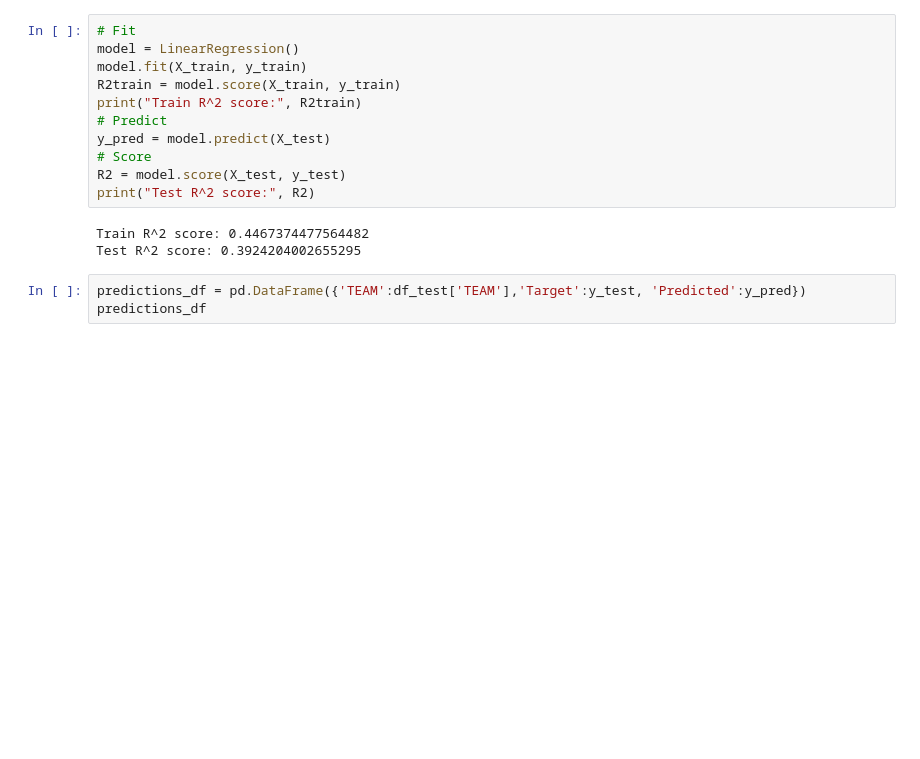
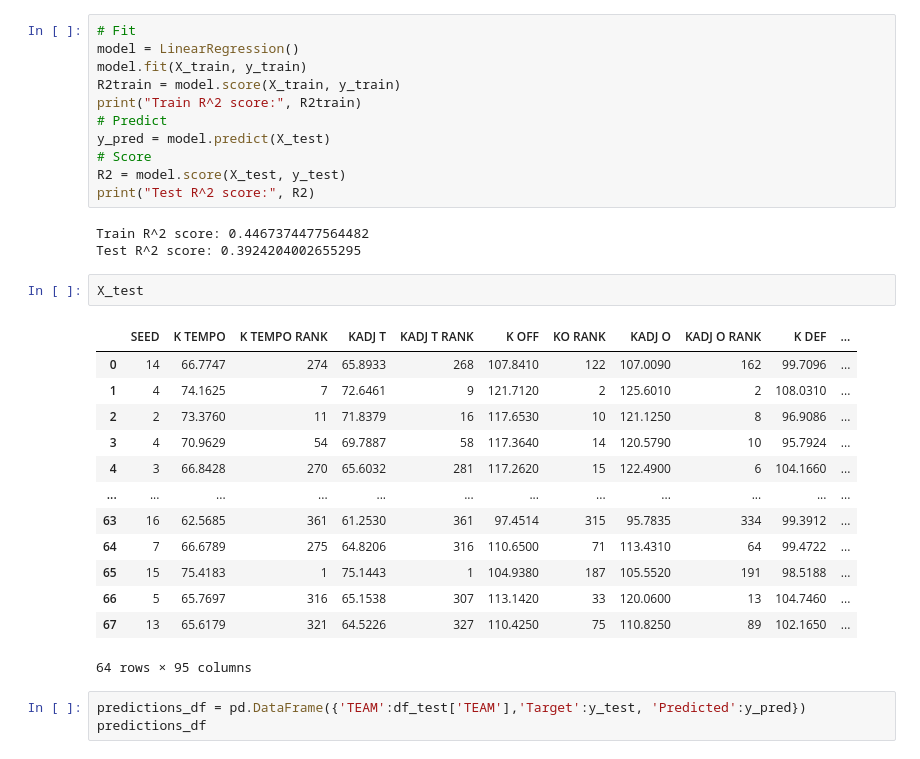
Before and after one commit to rhit-utsisda/ML-Project, a Jupyter notebook: Project/LinRegRound.ipynb, the cells around one changed output. Saved outputs shown, nothing was run; the diff lists cells and outputs as text; blank space fills up the shorter version.

```diff
--- a/Project/LinRegRound.ipynb
+++ b/Project/LinRegRound.ipynb
@@ -106,6 +109,22 @@ print("Test R^2 score:", R2)
 # %% [output]
 Train R^2 score: 0.4467374477564482
 Test R^2 score: 0.3924204002655295
+# %%
+X_test
+# %% [output]
+|  | SEED | K TEMPO | K TEMPO RANK | KADJ T | KADJ T RANK | K OFF | KO RANK | KADJ O | KADJ O RANK | K DEF | ... |
+| 0 | 14 | 66.7747 | 274 | 65.8933 | 268 | 107.8410 | 122 | 107.0090 | 162 | 99.7096 | ... |
+| 1 | 4 | 74.1625 | 7 | 72.6461 | 9 | 121.7120 | 2 | 125.6010 | 2 | 108.0310 | ... |
+| 2 | 2 | 73.3760 | 11 | 71.8379 | 16 | 117.6530 | 10 | 121.1250 | 8 | 96.9086 | ... |
+| 3 | 4 | 70.9629 | 54 | 69.7887 | 58 | 117.3640 | 14 | 120.5790 | 10 | 95.7924 | ... |
+| 4 | 3 | 66.8428 | 270 | 65.6032 | 281 | 117.2620 | 15 | 122.4900 | 6 | 104.1660 | ... |
+| ... | ... | ... | ... | ... | ... | ... | ... | ... | ... | ... | ... |
+| 63 | 16 | 62.5685 | 361 | 61.2530 | 361 | 97.4514 | 315 | 95.7835 | 334 | 99.3912 | ... |
+| 64 | 7 | 66.6789 | 275 | 64.8206 | 316 | 110.6500 | 71 | 113.4310 | 64 | 99.4722 | ... |
+| 65 | 15 | 75.4183 | 1 | 75.1443 | 1 | 104.9380 | 187 | 105.5520 | 191 | 98.5188 | ... |
+| 66 | 5 | 65.7697 | 316 | 65.1538 | 307 | 113.1420 | 33 | 120.0600 | 13 | 104.7460 | ... |
+| 67 | 13 | 65.6179 | 321 | 64.5226 | 327 | 110.4250 | 75 | 110.8250 | 89 | 102.1650 | ... |
+64 rows × 95 columns
 # %%
 predictions_df = pd.DataFrame({'TEAM':df_test['TEAM'],'Target':y_test, 'Predicted':y_pred})
 predictions_df
```
Also changed, not shown: parts of 1 cell of this notebook, 10 other files.
